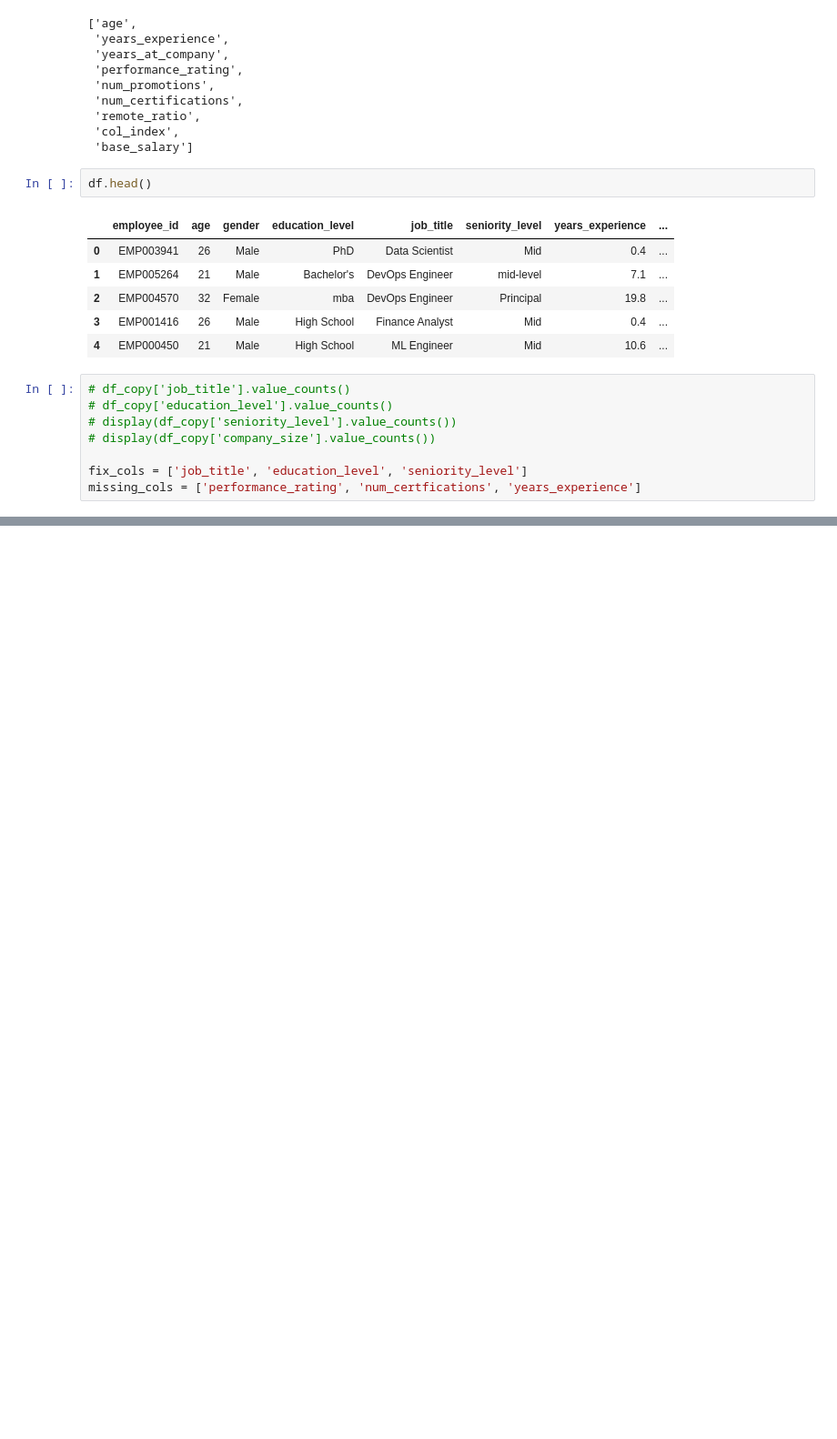
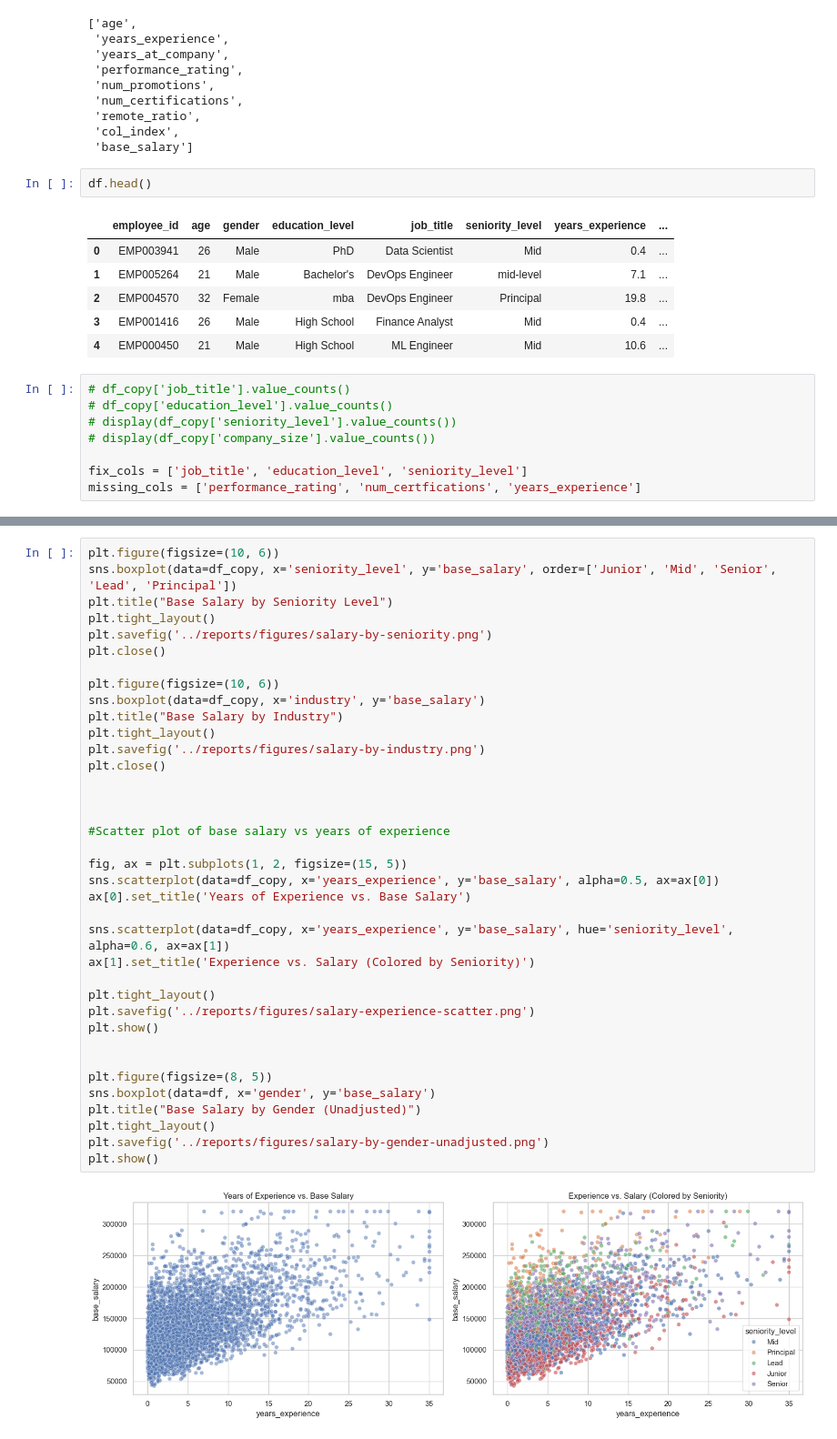
Before and after one commit to Wewds1/ML_Projects, a Jupyter notebook: Salary_Benchmark/notebooks/01_eda.ipynb, the cells around one changed output, grey strips where cells are left out. Shown at 91% size. Saved outputs shown, nothing was run; the diff lists cells and outputs as text; blank space fills up the shorter version.

```diff
--- a/Salary_Benchmark/notebooks/01_eda.ipynb
+++ b/Salary_Benchmark/notebooks/01_eda.ipynb
@@ -100,0 +217,39 @@ Unique values in seniority_level: ['Mid', 'Senior', 'Junior', 'Lead', 'Principal
+# %%
+plt.figure(figsize=(10, 6))
+sns.boxplot(data=df_copy, x='seniority_level', y='base_salary', order=['Junior', 'Mid', 'Senior', 'Lead', 'Principal'])
+plt.title("Base Salary by Seniority Level")
+plt.tight_layout()
+plt.savefig('../reports/figures/salary-by-seniority.png')
+plt.close()
+
+plt.figure(figsize=(10, 6))
+sns.boxplot(data=df_copy, x='industry', y='base_salary')
+plt.title("Base Salary by Industry")
+plt.tight_layout()
+plt.savefig('../reports/figures/salary-by-industry.png')
+plt.close()
+
+
+
+#Scatter plot of base salary vs years of experience
+
+fig, ax = plt.subplots(1, 2, figsize=(15, 5))
+sns.scatterplot(data=df_copy, x='years_experience', y='base_salary', alpha=0.5, ax=ax[0])
+ax[0].set_title('Years of Experience vs. Base Salary')
+
+sns.scatterplot(data=df_copy, x='years_experience', y='base_salary', hue='seniority_level', alpha=0.6, ax=ax[1])
+ax[1].set_title('Experience vs. Salary (Colored by Seniority)')
+
+plt.tight_layout()
+plt.savefig('../reports/figures/salary-experience-scatter.png')
+plt.show()
+
+
+plt.figure(figsize=(8, 5))
+sns.boxplot(data=df, x='gender', y='base_salary')
+plt.title("Base Salary by Gender (Unadjusted)")
+plt.tight_layout()
+plt.savefig('../reports/figures/salary-by-gender-unadjusted.png')
+plt.show()
+# %% [output]
+[figure, added]
```
Also changed, not shown: parts of 14 cells of this notebook, 7 other files.
